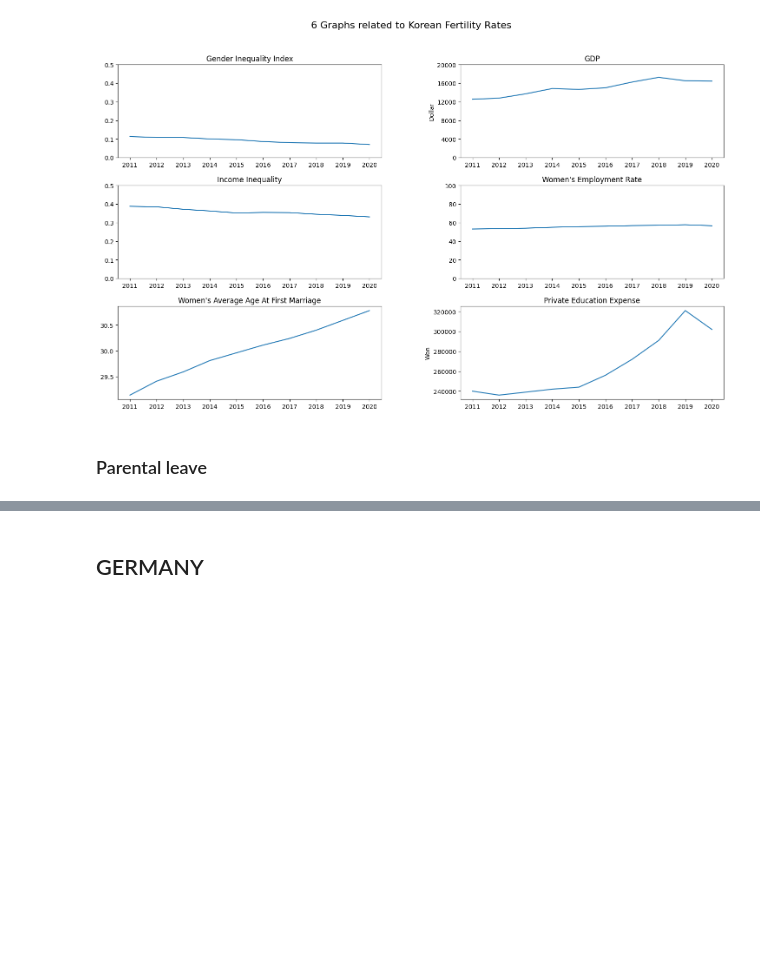
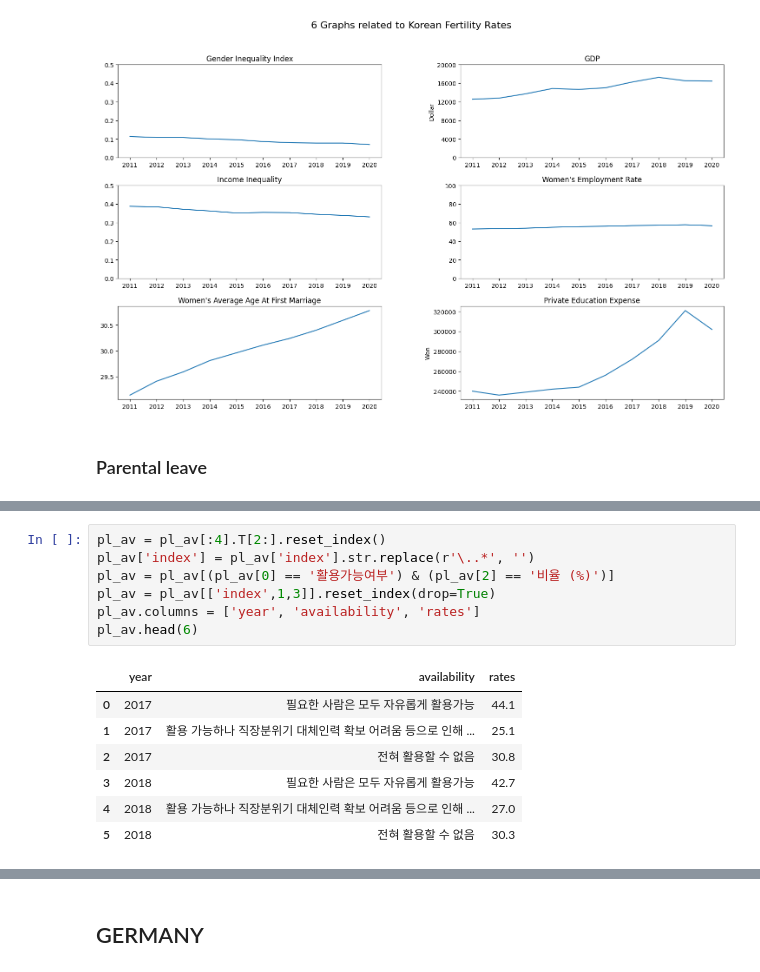
Before and after one commit to ikkjun/Declining_Fertility_Rates, a Jupyter notebook: Declining_Fertility_Rates.ipynb, the cells around one changed output, grey strips where cells are left out. Cells and saved outputs as stored; diff of their text form; blank space fills up the shorter version.

```diff
--- a/Declining_Fertility_Rates.ipynb
+++ b/Declining_Fertility_Rates.ipynb
@@ -358,0 +360,15 @@ pl = pd.read_csv()
+# %%
+pl_av = pl_av[:4].T[2:].reset_index()
+pl_av['index'] = pl_av['index'].str.replace(r'\..*', '')
+pl_av = pl_av[(pl_av[0] == '활용가능여부') & (pl_av[2] == '비율 (%)')]
+pl_av = pl_av[['index',1,3]].reset_index(drop=True)
+pl_av.columns = ['year', 'availability', 'rates']
+pl_av.head(6)
+# %% [output]
+|  | year | availability | rates |
+| 0 | 2017 | 필요한 사람은 모두 자유롭게 활용가능 | 44.1 |
+| 1 | 2017 | 활용 가능하나 직장분위기 대체인력 확보 어려움 등으로 인해 ... | 25.1 |
+| 2 | 2017 | 전혀 활용할 수 없음 | 30.8 |
+| 3 | 2018 | 필요한 사람은 모두 자유롭게 활용가능 | 42.7 |
+| 4 | 2018 | 활용 가능하나 직장분위기 대체인력 확보 어려움 등으로 인해 ... | 27.0 |
+| 5 | 2018 | 전혀 활용할 수 없음 | 30.3 |
```
Also changed, not shown: parts of 4 cells of this notebook.
